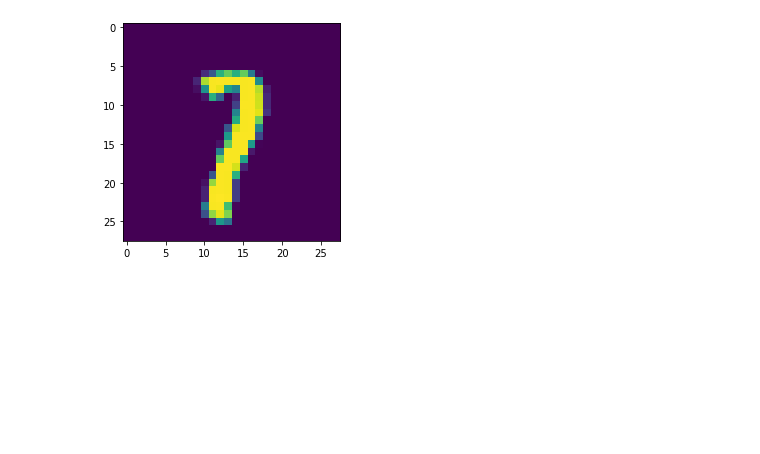
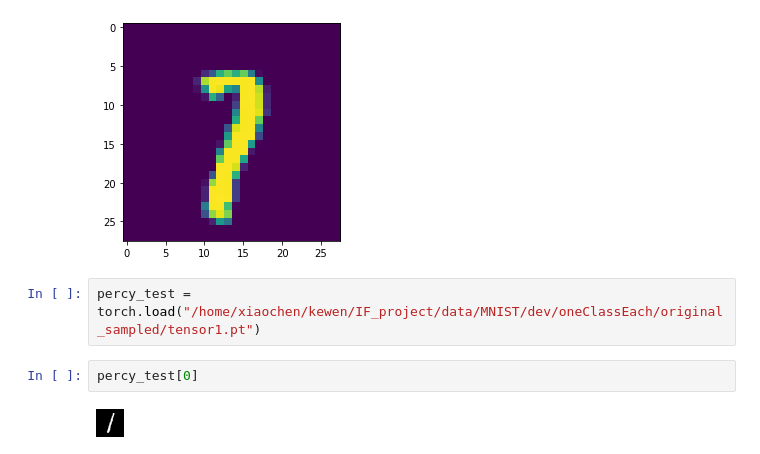
Before and after one commit to hage1005/IF_project, a Jupyter notebook: notebooks/data_notebooks/select_sample.ipynb, the cells around one changed output. Cells and saved outputs as stored; diff of their text form; blank space fills up the shorter version.

```diff
--- a/notebooks/data_notebooks/select_sample.ipynb
+++ b/notebooks/data_notebooks/select_sample.ipynb
@@ -113,3 +113,9 @@ plt.imshow(percy_test.reshape(28,28))
 # %% [output]
 <matplotlib.image.AxesImage at 0x...>
 [figure]
+# %%
+percy_test = torch.load("/home/xiaochen/kewen/IF_project/data/MNIST/dev/oneClassEach/original_sampled/tensor1.pt")
+# %%
+percy_test[0]
+# %% [output]
+[figure, added]
```
Also changed, not shown: 4 other files.
